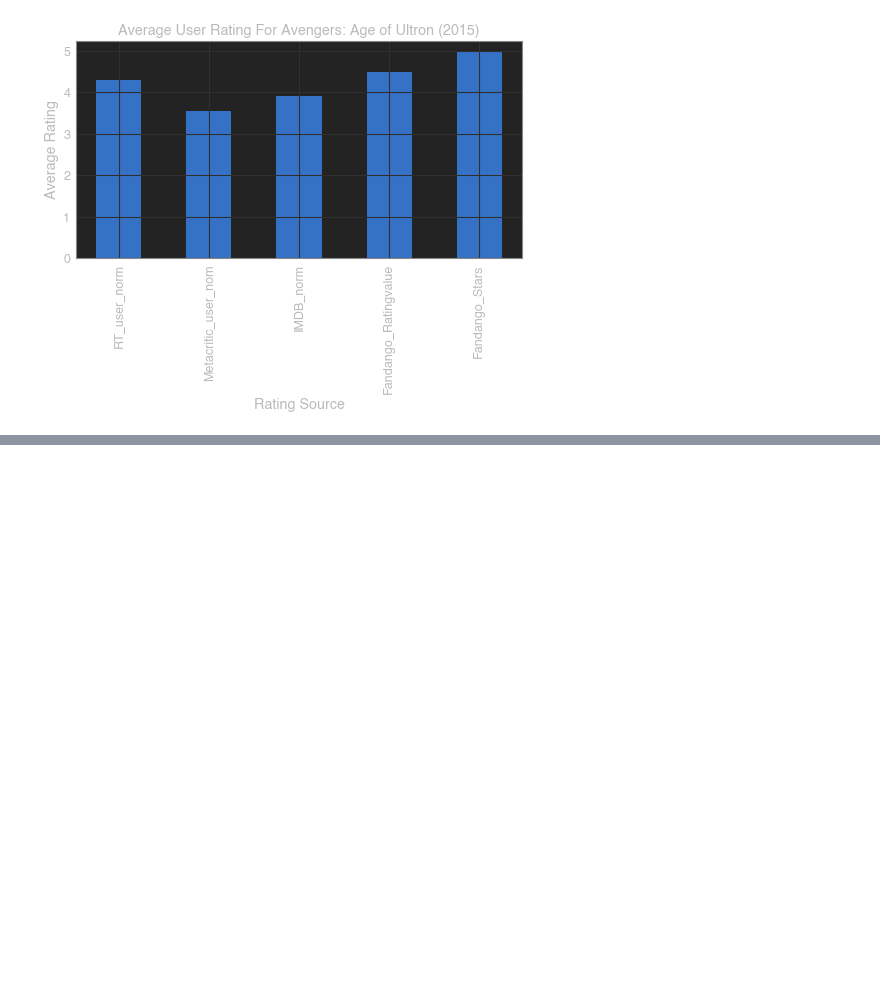
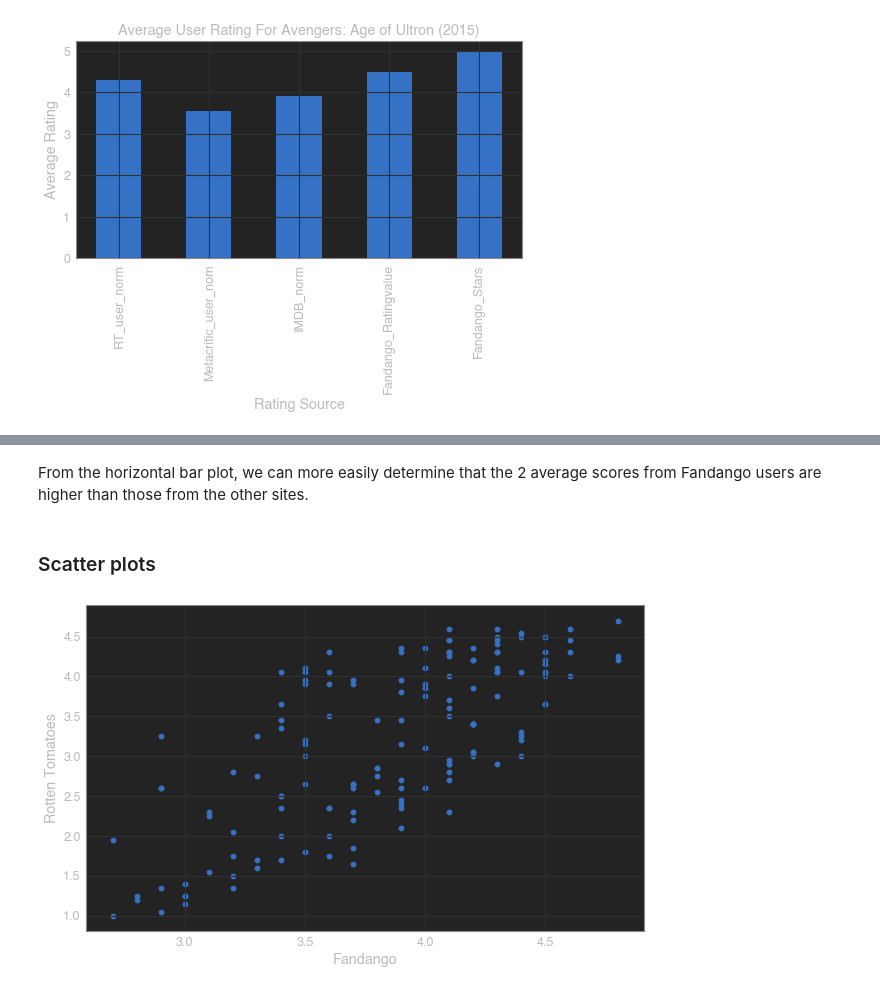
Before and after one commit to jakehopking/jupyter-notebooks, a Jupyter notebook: film-site-review-bias/Film review site bias.ipynb, the cells around one changed output, grey strips where cells are left out. Cells and saved outputs as stored; diff of their text form; code cells hidden in the pictures; blank space fills up the shorter version.

```diff
--- a/film-site-review-bias/Film review site bias.ipynb
+++ b/film-site-review-bias/Film review site bias.ipynb
@@ -76,0 +96,14 @@ plt.show()
+# %% [markdown]
+From the horizontal bar plot, we can more easily determine that the 2 average scores from Fandango users are higher than those from the other sites.
+# %% [markdown]
+### Scatter plots
+# %%
+fig, ax = plt.subplots(figsize=(10, 6))
+
+ax.scatter(norm_reviews["Fandango_Ratingvalue"], norm_reviews["RT_user_norm"])
+ax.set_xlabel("Fandango")
+ax.set_ylabel("Rotten Tomatoes")
+
+plt.show()
+# %% [output]
+[figure, added]
```
Also changed, not shown: parts of 19 cells of this notebook.
